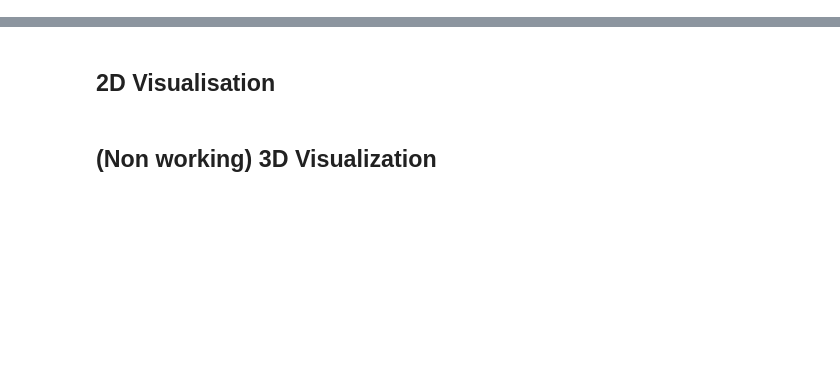
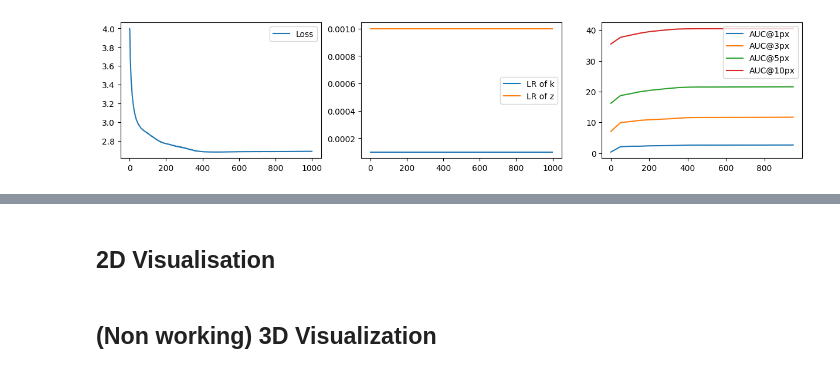
Before and after one commit to mattiadurso/EPO, a Jupyter notebook: demo.ipynb, the cells around one changed output, grey strips where cells are left out. Drawn from its saved outputs; the diff is of its cells as text; code cells hidden in the pictures; blank space fills up the shorter version.

```diff
--- a/demo.ipynb
+++ b/demo.ipynb
@@ -73,19 +78,17 @@ adjuster = Adjuster(
     images_path = images_path,
     depths_path = depths_path,
     # unreliable_area_masks_path=unreliable_area_masks_path,
-    single_camera_per_folder=True,
-    grad_q=True, # False if pose_mlp=True
-    grad_t=True, # False if pose_mlp=True
-    grad_k=True,
-    grad_z=True,
-    pose_mlp=False,
+    q_lr=1e-4, grad_q=True,
+    t_lr=1e-3, grad_t=True,
+    k_lr=1e-4, grad_k=True,
+    z_lr=1e-3, grad_z=True,
+    use_mlp_pose_refinement=False,
+    mlp_pose_lr=1e-3,
     detector="canny",  # or "canny", "bdcn", "sam2"
     detector_params={"low_threshold":0.20, "high_threshold":0.25, "kernel_size":7, "sigma":2},
 
-    lr=1e-3,
-    matcher_type="exhaustive",  # or "exhaustive", "sequential", "frustums"
-    scheduler_params={"factor":0.75, "patience":3, "min_lr":5e-5},
-    use_depth_confidence=False,
+    matcher_type="exhaustive",  # osr "exhaustive", "sequential", "frustums"
     viz=True,
-    use_amp=False
+    use_amp=False,
+    verbose=True
 )
@@ -105,11 +125,12 @@ adjuster = Adjuster(
 #     dt_field = adjuster.images[k]['dt_field'].cpu() if 'dt_field' in adjuster.images[k] else torch.zeros_like(adjuster.images[k]['depth']).cpu()
 #     plot_imgs([rgb, depth, edges_map, dt_field, conf], titles=["image", "depth", "edges map", "dt field", "confidence"], figsize=(15,5))
 # %%
+adjuster.auc_saving_freq = 50
 adjuster(
     batch_size=256,
-    max_steps=170,
-    early_stopping=True,
+    max_steps=1_000,
     debug=False,
+    drop_last=False,
     # debug=True, # tracks the residuals, slightly increases timing
-    # gt_path=gt_path
+    gt_path=gt_path
 )
@@ -116,21 +160,31 @@ adjuster(
 # %%
+import numpy as np
 from matplotlib import pyplot as plt
 
 # plot loss and lr side by side
 plt.figure(figsize=(15,3))
 plt.subplot(1, 3, 1)
 plt.plot(adjuster.loss_list, label='Loss')
 plt.legend()
 plt.subplot(1, 3, 2)
-for group, label in zip(adjuster.lr_list, ["t", "k", "z", "q"]):
-    linestyle = '-' if label != "q" else '--'
-    plt.plot(adjuster.lr_list[group], label=f'Learning Rate Group {label}', linestyle=linestyle)
+for group, lr in adjuster.lr_list.items():
+    lr = np.array(lr)
+    if len(lr) > 0:
+        steps, lrs = lr[:,0],lr[:,1]
+        plt.plot(steps, lrs, label=f'LR of {group}')
+        # # print steps when each lr decreased
+        # print("Learning rate changes for group", group)
+        # for i in range(1, len(lrs)):
+        #     if lrs[i] < lrs[i-1]:
+        #         print(f"Step {int(steps[i])}: Learning rate decreased from {lrs[i-1]:.1e} to {lrs[i]:.1e}")
 plt.legend()
 plt.subplot(1, 3, 3)
 for th in adjuster.auc_th:
     plt.plot(adjuster.auc_list["steps"], adjuster.auc_list["auc"][th], label=f'AUC@{th}px')
 plt.legend() if len(adjuster.auc_list) > 0 else None
 plt.show()
+# %% [output]
+[figure, added]
 # %%
 opt = f"/home/mattia/Desktop/Repos/batchsfm/optimized_reconstruction_GD/{scene}"
 os.makedirs(opt, exist_ok=True)
```
Also changed, not shown: parts of 9 cells of this notebook, 3 other files.
